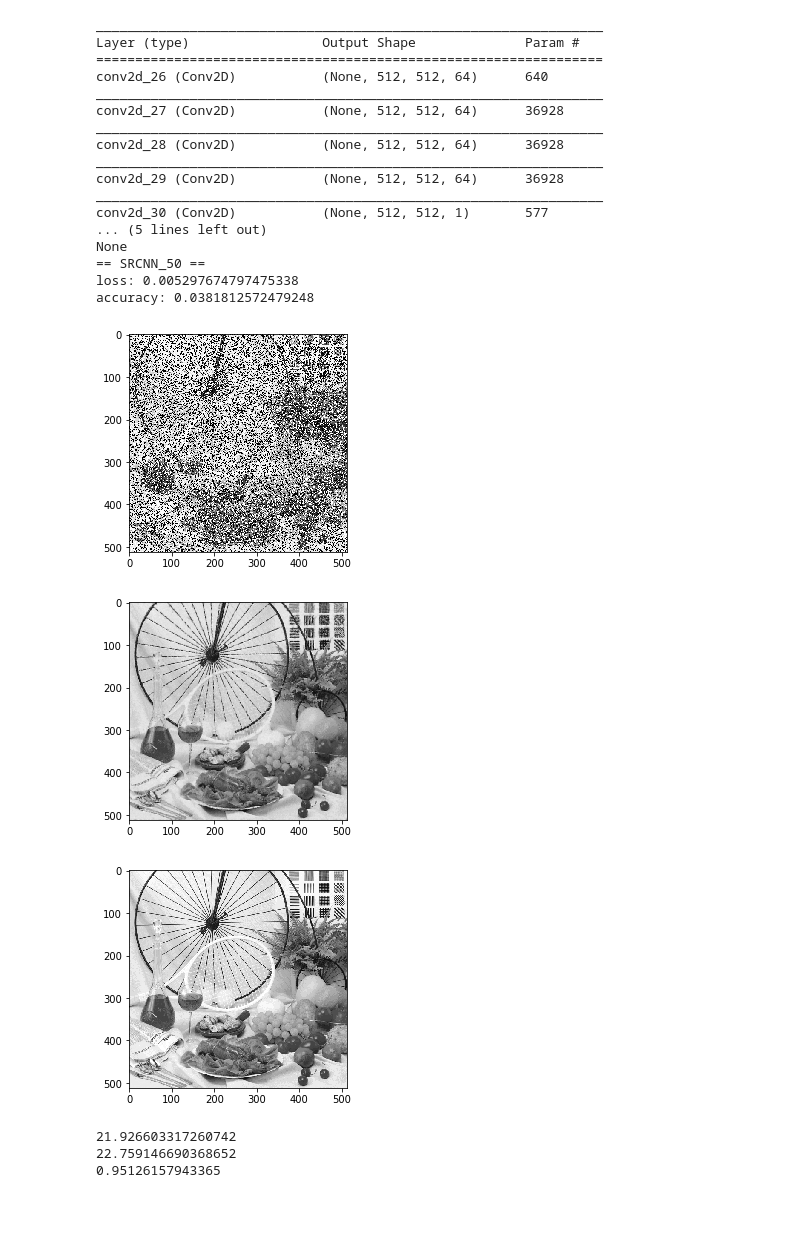
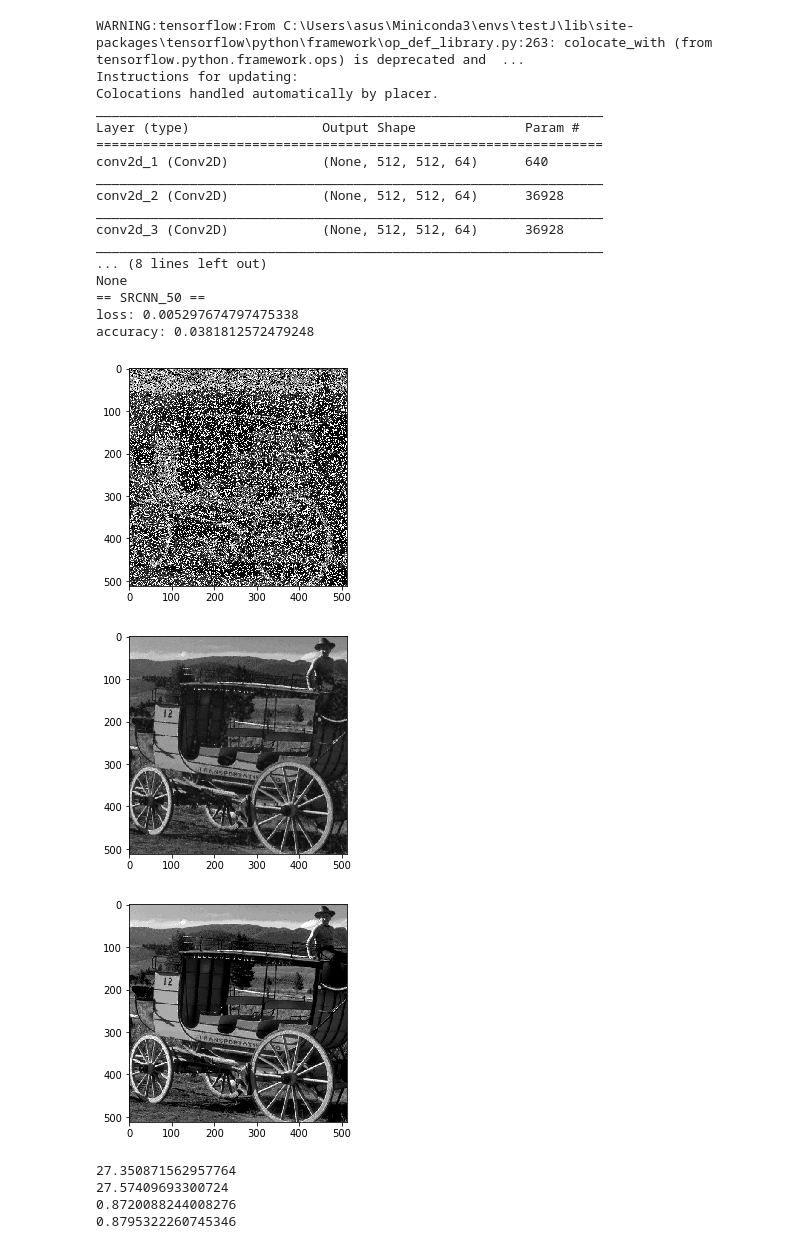
Before and after one commit to tomsan61065/DL, a Jupyter notebook: imageNoise/imageNoiseTest-New.ipynb, the cells around one changed output. Drawn from its saved outputs; the diff is of its cells as text; code cells hidden in the pictures; blank space fills up the shorter version.

```diff
--- a/imageNoise/imageNoiseTest-New.ipynb
+++ b/imageNoise/imageNoiseTest-New.ipynb
@@ -139,52 +139,61 @@ print("== SRCNN_50 ==")
 X_50 = X_50.reshape(-1, 512, 512, 1)
 dataY = dataY.reshape(-1, 512, 512, 1)
 score = model.evaluate(X_50, dataY, verbose=0)
 print('loss:', score[0])
 print('accuracy:', score[1])
 
 result = model.predict(X_50)
 result = result.reshape(-1, 512, 512)
 X_50 = X_50.reshape(-1, 512, 512)
 dataY = dataY.reshape(-1, 512, 512)
 
-img = X_50[6]
+img = X_50[18]
 plt.imshow(img, cmap="gray")
 plt.show()
 
-img = result[6]
+img = result[18]
 plt.imshow(img, cmap="gray")
 plt.show()
 
-img = dataY[6]
+img = dataY[18]
 plt.imshow(img, cmap="gray")
 plt.show()
-print(PSNR(dataY[6], result[6]) )
-print(PSNR(dataY, result) )
-print(SSIM(dataY, result))
+print(PSNR(dataY[18], result[18]) )
+totalPSNR = 0
+for i in range(80):
+    totalPSNR += PSNR(dataY[i], result[i])
+print(totalPSNR / 80)
+
+totalSSIM = 0
+print(SSIM(dataY[18], result[18]))
+for i in range(80):
+    totalSSIM += SSIM(dataY[i], result[i])
+print(totalSSIM / 80)
 # %% [output]
+WARNING:tensorflow:From C:\Users\asus\Miniconda3\envs\testJ\lib\site-packages\tensorflow\python\framework\op_def_library.py:263: colocate_with (from tensorflow.python.framework.ops) is deprecated and  ...
+Instructions for updating:
+Colocations handled automatically by placer.
 _________________________________________________________________
 Layer (type)                 Output Shape              Param #
 =================================================================
-conv2d_26 (Conv2D)           (None, 512, 512, 64)      640
+conv2d_1 (Conv2D)            (None, 512, 512, 64)      640
 _________________________________________________________________
-conv2d_27 (Conv2D)           (None, 512, 512, 64)      36928
+conv2d_2 (Conv2D)            (None, 512, 512, 64)      36928
 _________________________________________________________________
-conv2d_28 (Conv2D)           (None, 512, 512, 64)      36928
+conv2d_3 (Conv2D)            (None, 512, 512, 64)      36928
 _________________________________________________________________
-conv2d_29 (Conv2D)           (None, 512, 512, 64)      36928
-_________________________________________________________________
-conv2d_30 (Conv2D)           (None, 512, 512, 1)       577
-... (5 lines left out)
+... (8 lines left out)
 None
 == SRCNN_50 ==
 loss: 0.005297674797475338
 accuracy: 0.0381812572479248
-[figure, old version]
+[figure, new version]
-[figure, old version]
+[figure, new version]
-[figure, old version]
+[figure, new version]
-21.926603317260742
-22.759146690368652
-0.95126157943365
+27.350871562957764
+27.57409693300724
+0.8720088244008276
+0.8795322260745346
 # %%
 """
     noise 60%
```
Also changed, not shown: parts of 6 cells of this notebook, 1 other file.
